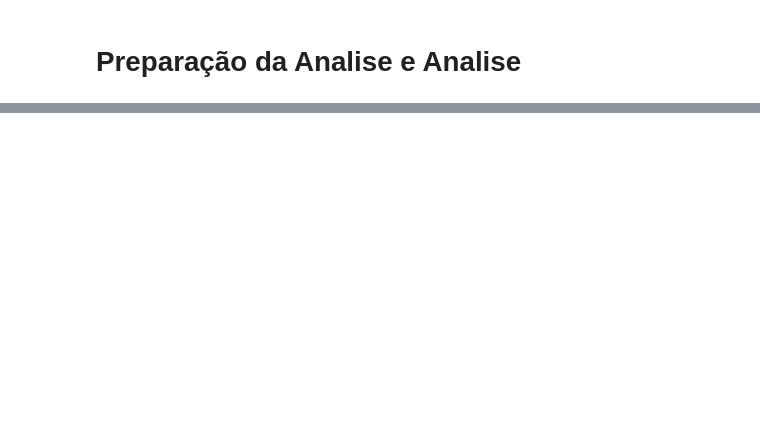
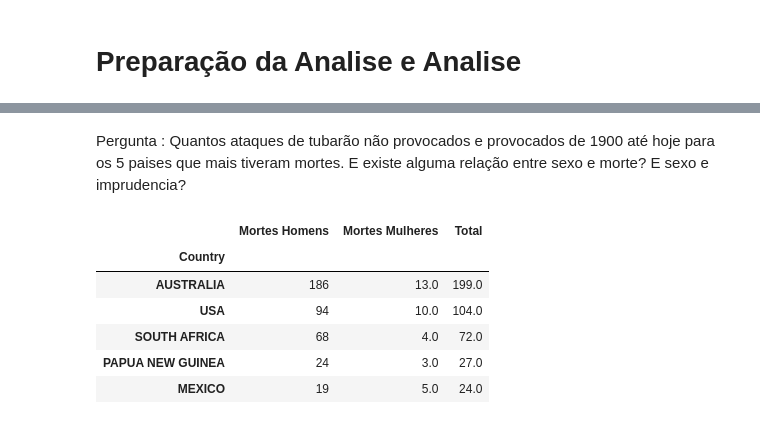
Before and after one commit to tomasgiannetti/Shark-Attack, a Jupyter notebook: Analysis.ipynb, the cells around one changed output, grey strips where cells are left out. Saved outputs shown, nothing was run; the diff lists cells and outputs as text; code cells hidden in the pictures; blank space fills up the shorter version.

```diff
--- a/Analysis.ipynb
+++ b/Analysis.ipynb
@@ -58,3 +45,20 @@ mask_prov = attacks['Type'] == 'Provoked'
+# %%
+attacks['Fatal (Y/N)'] = attacks['Fatal (Y/N)'].str.replace('y','Y',regex=True) #Substituindo y lowercase por upper
+attacks['Fatal (Y/N)'] = attacks['Fatal (Y/N)'].str.replace('n','N',regex=True) #Substituindo n lowercase por upper
+# %%
+#Mascaras para a analise
+#Mascaras que determinam total de mortes por sexo
+mask_acidetes = attacks['Fatal (Y/N)'] =='Y'
+mask_fatal_M = (attacks['Fatal (Y/N)'] == 'Y') & (attacks['Sex'] == 'M')
+mask_fatal_F = (attacks['Fatal (Y/N)'] == 'Y') & (attacks['Sex'] == 'F')
+
+#Mascaras que determinam se a morte por sexo e tipo de interação
+mask_unpro = (attacks['Type'] == 'Unprovoked') & (attacks['Fatal (Y/N)'] == 'Y')
+mask_unpro_M = (attacks['Type'] == 'Unprovoked') & (attacks['Fatal (Y/N)'] == 'Y') & (attacks['Sex'] == 'M')
+mask_unpro_F = (attacks['Type'] == 'Unprovoked') & (attacks['Fatal (Y/N)'] == 'Y') & (attacks['Sex'] == 'F')
+mask_prov = (attacks['Type'] == 'Provoked') & (attacks['Fatal (Y/N)'] == 'Y')
+mask_prov_M = (attacks['Type'] == 'Provoked') & (attacks['Fatal (Y/N)'] == 'Y') & (attacks['Sex'] == 'M')
+mask_prov_F = (attacks['Type'] == 'Provoked') & (attacks['Fatal (Y/N)'] == 'Y') & (attacks['Sex'] == 'F')
 # %%
 attacks['Country'] = attacks['Country'].str.upper() #Colocando dados da coluna Country em uppercase
 attacks['Country'] = attacks['Country'].str.strip() #Retirando espaços a mais
@@ -98,0 +67,20 @@ attacks
+# %% [markdown]
+Pergunta : Quantos ataques de tubarão não provocados e provocados de 1900 até hoje para os 5 paises que mais tiveram mortes. E existe alguma relação entre sexo e morte? E sexo e imprudencia?
+# %%
+FatalM = attacks[mask_fatal_M].groupby(by=["Country"],sort = False)[['Fatal (Y/N)']].agg('count')
+FatalM.columns = ['Mortes Homens']
+# %%
+FatalF = attacks[mask_fatal_F].groupby(by=["Country"],sort = False)[['Fatal (Y/N)']].agg('count')
+FatalF.columns = ['Mortes Mulheres']
+# %%
+comparar = FatalM.join(FatalF)
+comparar['Total'] = comparar.sum(axis=1)
+comparar.sort_values(by=('Mortes Homens'), ascending = False)[0:5]
+# %% [output]
+|  | Mortes Homens | Mortes Mulheres | Total |
+| Country |  |  |  |
+| AUSTRALIA | 186 | 13.0 | 199.0 |
+| USA | 94 | 10.0 | 104.0 |
+| SOUTH AFRICA | 68 | 4.0 | 72.0 |
+| PAPUA NEW GUINEA | 24 | 3.0 | 27.0 |
+| MEXICO | 19 | 5.0 | 24.0 |
```
Also changed, not shown: parts of 10 cells of this notebook.
